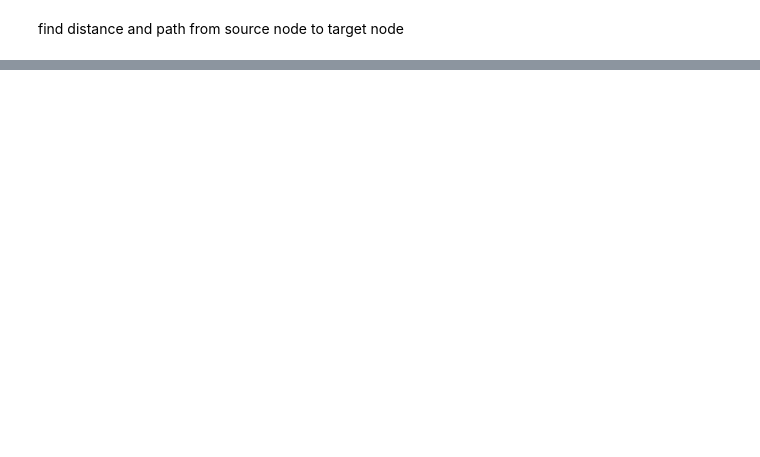
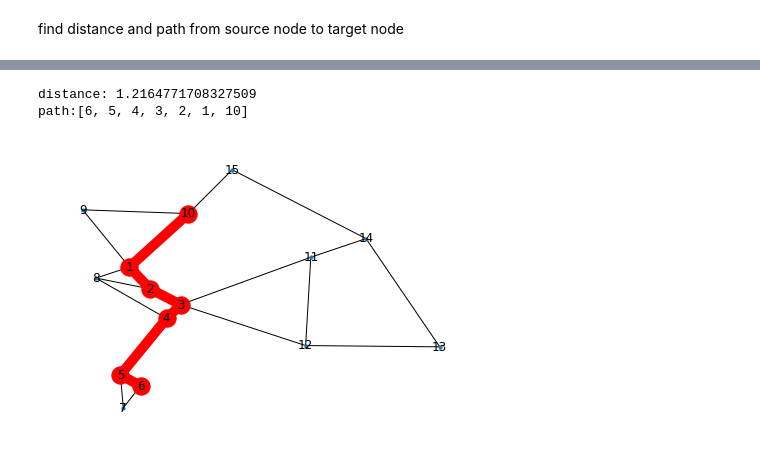
Before and after one commit to Gustavo-01/Projeto_daf, a Jupyter notebook: projeto2.ipynb, the cells around one changed output, grey strips where cells are left out. Cells and saved outputs as stored; diff of their text form; code cells hidden in the pictures; blank space fills up the shorter version.

```diff
--- a/projeto2.ipynb
+++ b/projeto2.ipynb
@@ -162,0 +273,28 @@ path:[1, 17]
+# %%
+
+source = 6 #BE
+target = 10 #Hospital
+
+dist = {} # will hold every node distance from the source node
+prev = {} # will hold the path took to reach a specific target node
+Q = [] #temporary list holding nodes searched
+
+
+out= Dijkstra(G,source,target)
+
+if(out is not None):
+
+    nx.draw(G,pos, node_size=10,width=1,with_labels = True)
+
+    H = nx.Graph()
+    for i in range(0,len(out[1])-1):
+        H.add_node(out[1][i],pos=G.nodes[out[1][i]]['pos'])
+        H.add_edge(out[1][i],out[1][i+1])
+
+    nx.draw(H,pos,node_color='red',edge_color='red',width=10)
+    print("distance: " + str(out[0]))
+    print("path:" + str(out[1]))
+# %% [output]
+distance: 1.2164771708327509
+path:[6, 5, 4, 3, 2, 1, 10]
+[figure, added]
```
Also changed, not shown: parts of 12 cells of this notebook.
